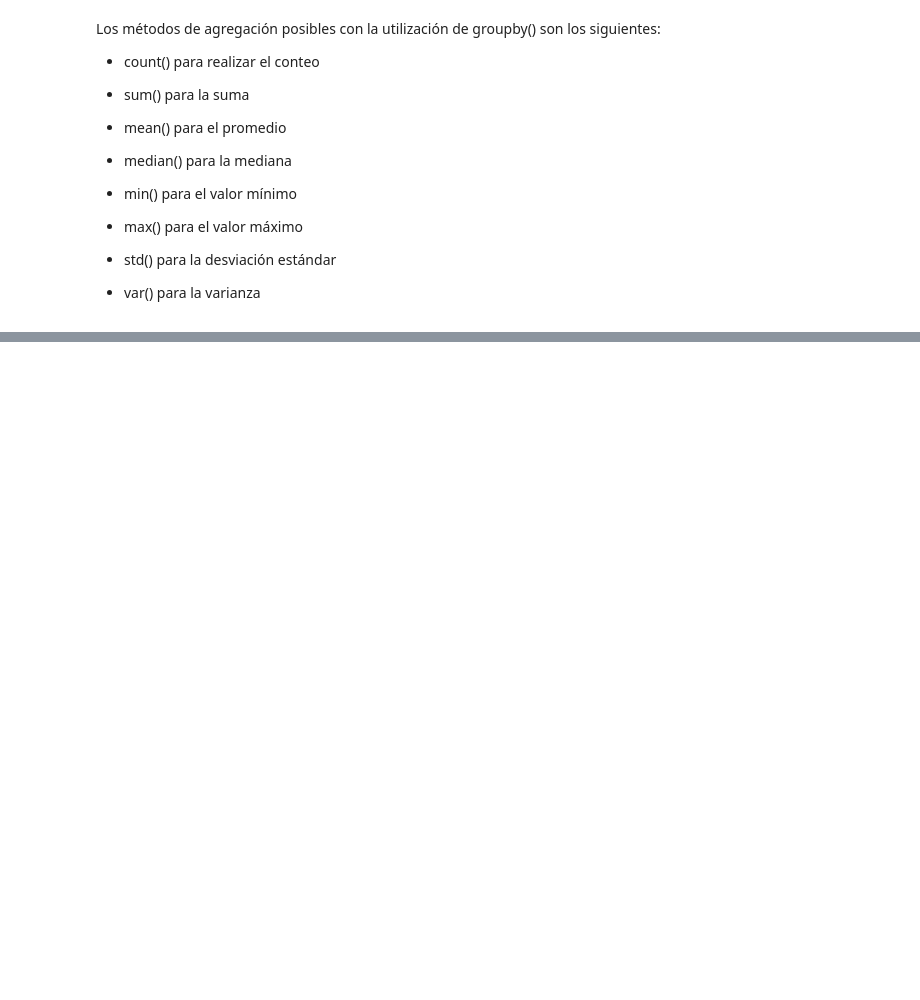
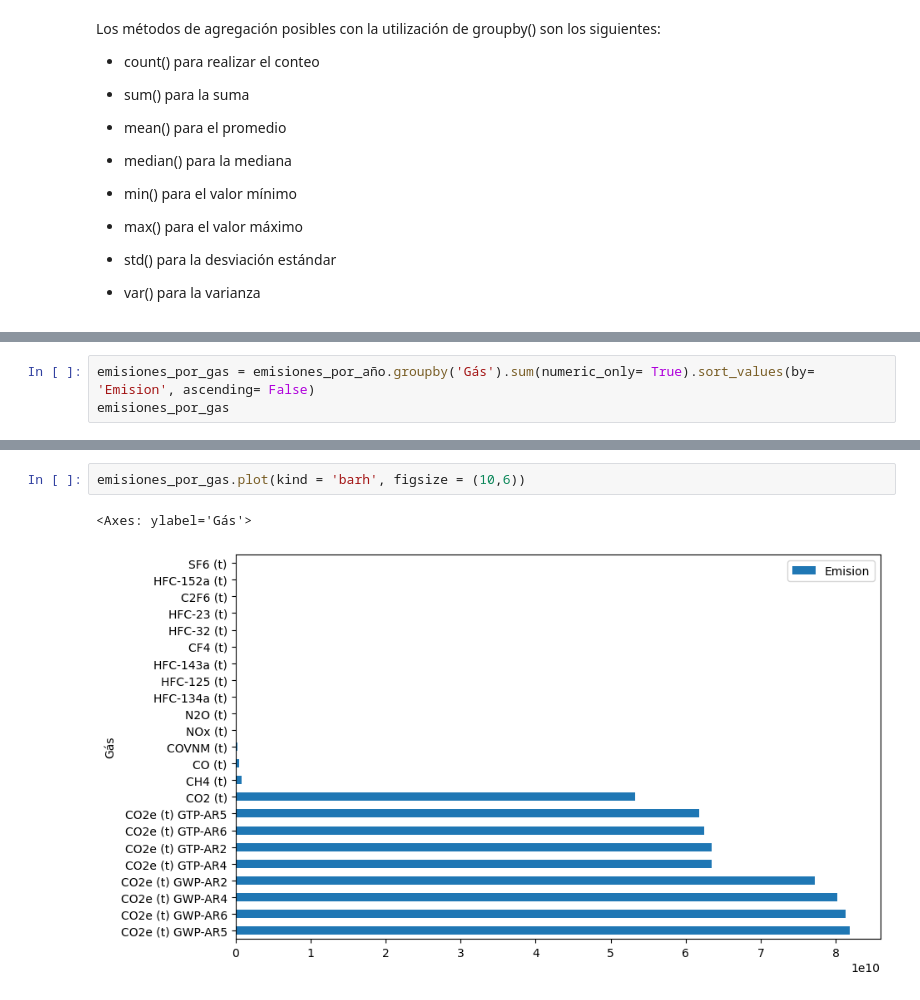
Before and after one commit to LordAguaKate/Pandas, a Jupyter notebook: Seleccion_y_Agrupamiento_de_Datos.ipynb, the cells around one changed output, grey strips where cells are left out. Drawn from its saved outputs; the diff is of its cells as text; blank space fills up the shorter version.

```diff
--- a/Seleccion_y_Agrupamiento_de_Datos.ipynb
+++ b/Seleccion_y_Agrupamiento_de_Datos.ipynb
@@ -359,0 +375,3 @@ emisiones_por_año.groupby('Gás').sum()
+# %%
+emisiones_por_gas = emisiones_por_año.groupby('Gás').sum(numeric_only= True).sort_values(by= 'Emision', ascending= False)
+emisiones_por_gas
@@ -359,0 +397,5 @@ emisiones_por_año.groupby('Gás').sum()
+# %%
+emisiones_por_gas.plot(kind = 'barh', figsize = (10,6))
+# %% [output]
+<Axes: ylabel='Gás'>
+[figure, added]
```
Also changed, not shown: parts of 9 cells of this notebook, 1 other file.
